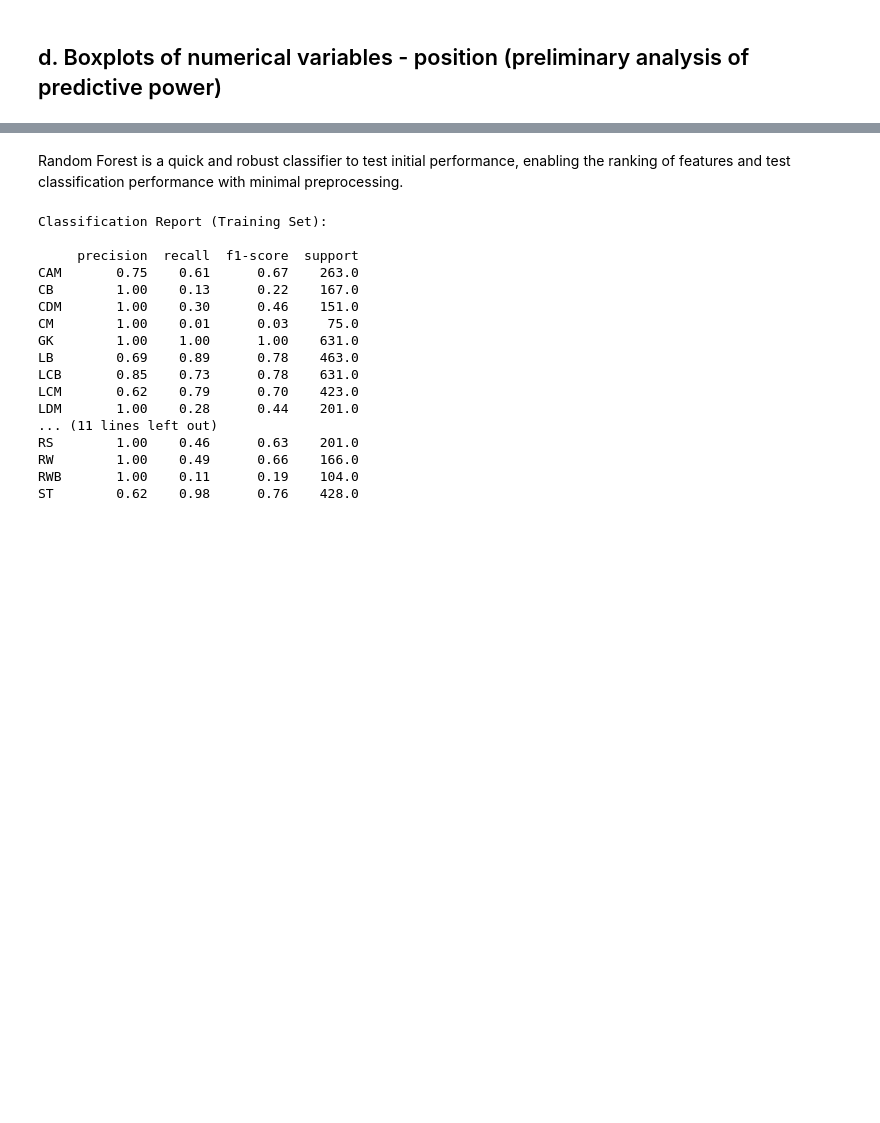
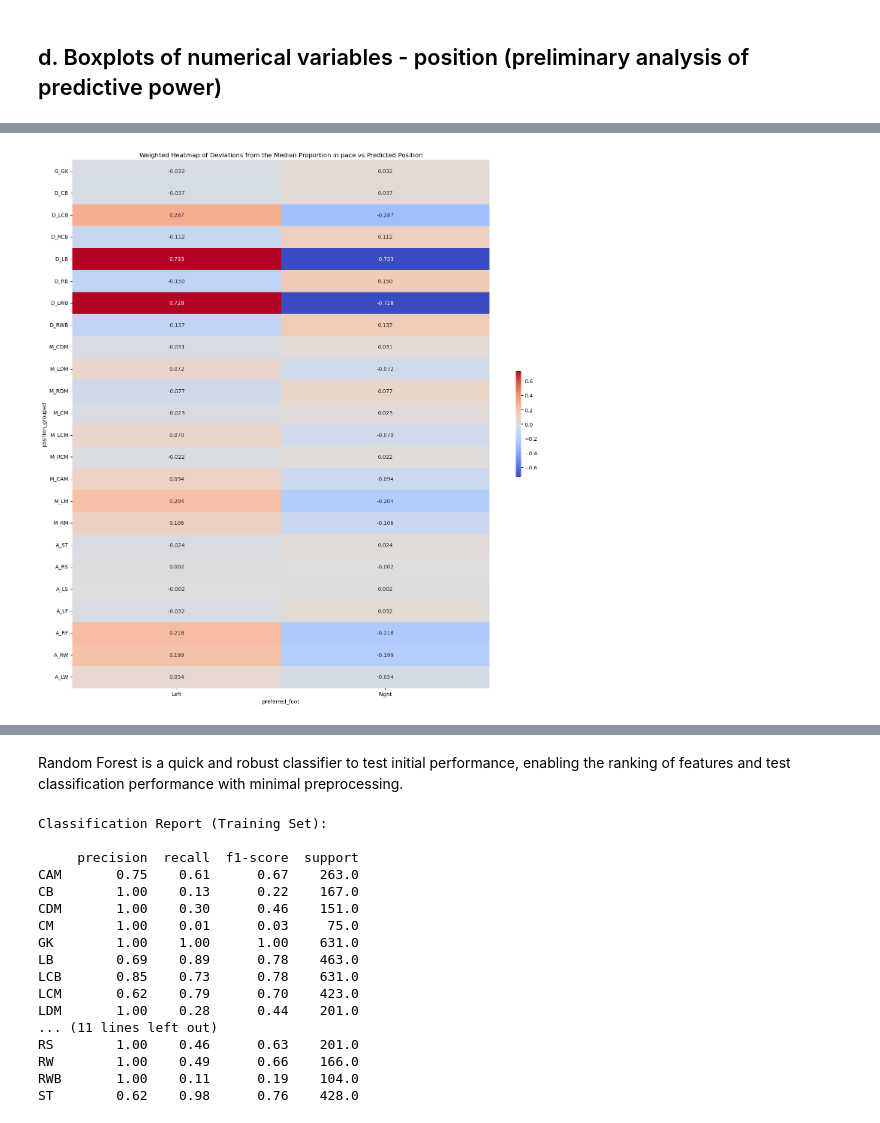
Before and after one commit to simonvellin/football_position_prediction, a Jupyter notebook: FINAL.ipynb, the cells around one changed output, grey strips where cells are left out. Saved outputs shown, nothing was run; the diff lists cells and outputs as text; code cells hidden in the pictures; blank space fills up the shorter version.

```diff
--- a/FINAL.ipynb
+++ b/FINAL.ipynb
@@ -243,0 +385,27 @@ In this section, we explore the correlation between the numerical variables with
+# %%
+# We specify the 'index' argument so that the relative frequencies are computed
+# over rows, i.e., over the positions (so that each row adds to 1 - thus
+# also the fact that the dataset is imbalanced does not affect the results)
+feature_pos = pd.crosstab(df_train['position_grouped'], df_train['preferred_foot'], normalize = 'index')
+
+# Calculate differences relative to the median of each column
+# - darkest values will be those with largest differences with respect to the median (median
+# so that the differences are not affected by outliers)
+feature_pos_diff = feature_pos - feature_pos.median()
+
+plt.figure(figsize=(15, 15))
+sns.heatmap(feature_pos_diff,
+            annot=True,
+            fmt=".3f",
+            cmap='coolwarm',
+            cbar_kws={'shrink': 0.2},
+            center=0)  # Center on zero for deviations
+
+plt.title(f"Weighted Heatmap of Deviations from the Median Proportion in {feature} vs Predicted Position")
+plt.tight_layout()
+plt.show()
+
+# We drop the newly created column 'position_grouped'
+df_train.drop(columns = ['position_grouped'], inplace = True)
+# %% [output]
+[figure, added]
```
Also changed, not shown: parts of 36 cells of this notebook, 1 other file.
